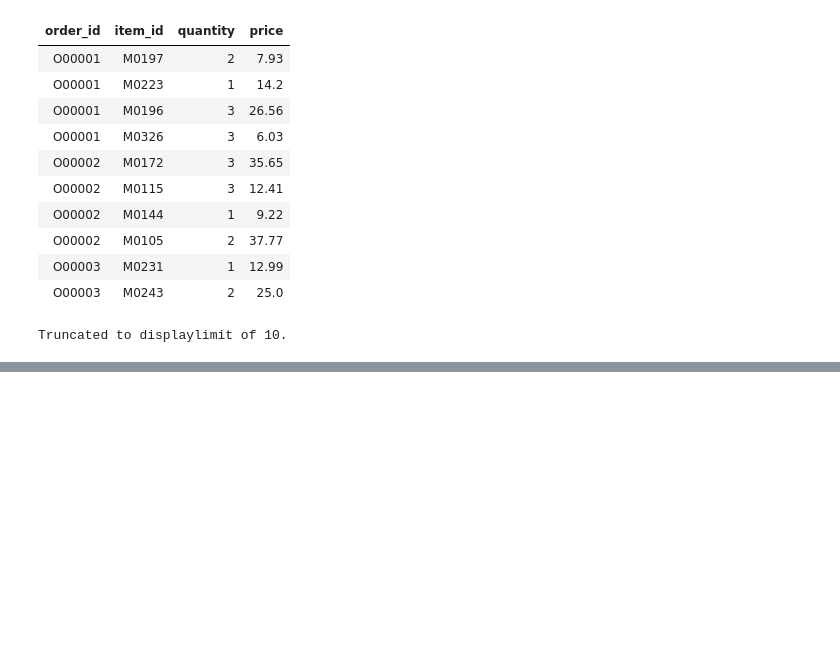
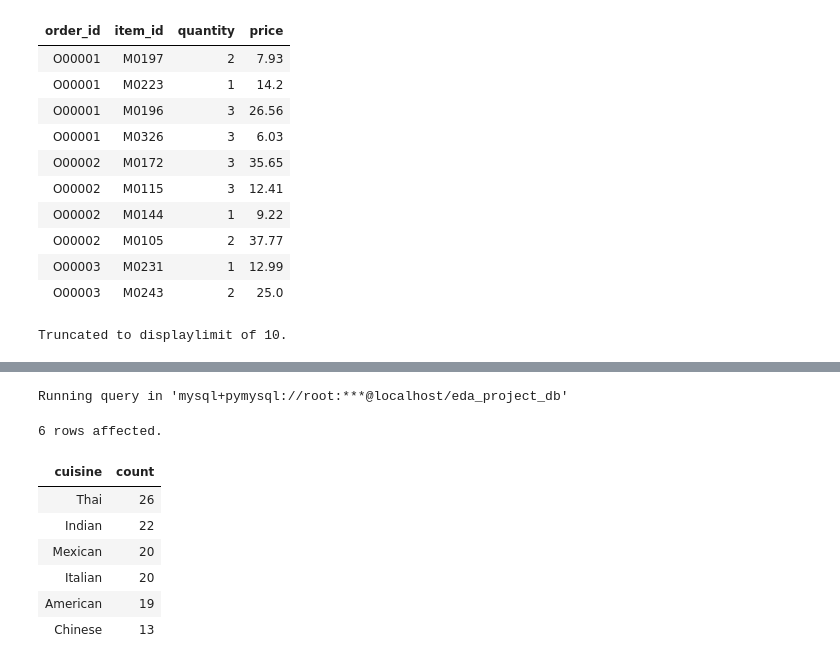
Before and after one commit to Kartika-Nidhi/SQLProjects, a Jupyter notebook: RestaurantAnalysis.ipynb, the cells around one changed output, grey strips where cells are left out. Saved outputs shown, nothing was run; the diff lists cells and outputs as text; code cells hidden in the pictures; blank space fills up the shorter version.

Commit message:
Restaurant table cusisine and city analysis completed

```diff
--- a/RestaurantAnalysis.ipynb
+++ b/RestaurantAnalysis.ipynb
@@ -204,0 +246,17 @@ Truncated to displaylimit of 10.
+# %%
+%%sql
+
+SELECT cuisine, COUNT(*) AS count
+FROM restaurants
+GROUP BY cuisine
+ORDER BY count DESC;
+# %% [output]
+Running query in 'mysql+pymysql://root:***@localhost/eda_project_db'
+6 rows affected.
+| cuisine | count |
+| Thai | 26 |
+| Indian | 22 |
+| Mexican | 20 |
+| Italian | 20 |
+| American | 19 |
+| Chinese | 13 |
```
Also changed, not shown: parts of 18 cells of this notebook.
